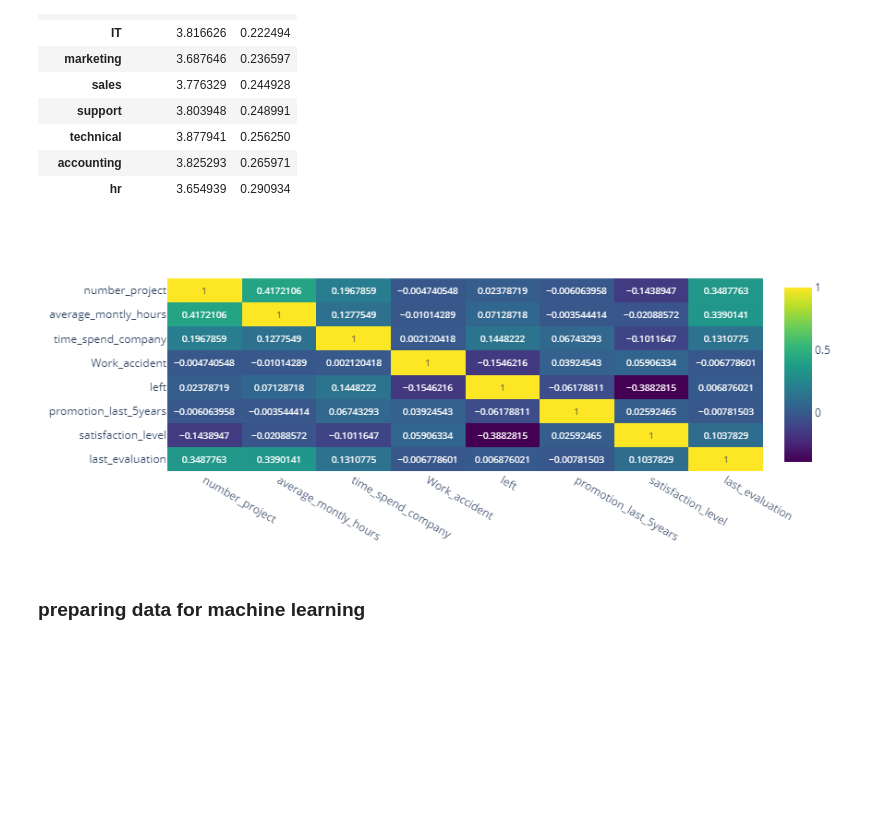
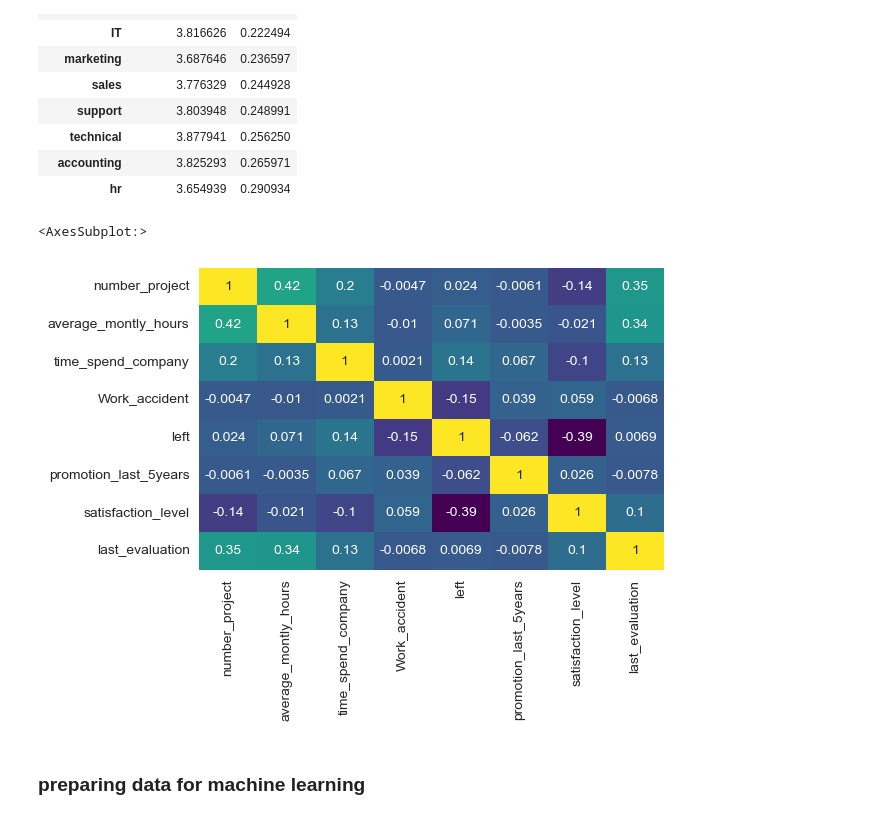
Before and after one commit to mattyjr007/Data-Science-Portfolio, a Jupyter notebook: Human Resource retention/Human resource retention.ipynb, the cells around one changed output. Cells and saved outputs as stored; diff of their text form; code cells hidden in the pictures; blank space fills up the shorter version.

```diff
--- a/Human Resource retention/Human resource retention.ipynb
+++ b/Human Resource retention/Human resource retention.ipynb
@@ -127,6 +127,7 @@ main_df.describe()
 | 75% | 67480.500000 | 5.000000 | 245.000000 | 4.000000 | 0.000000 | 0.000000 | ... |
 | max | 99815.000000 | 7.000000 | 310.000000 | 10.000000 | 1.000000 | 1.000000 | ... |
 # %%
-main_df.fillna(main_df.mean(),inplace=True)
+#main_df.fillna(main_df.mean(),inplace=True)
+main_df.select_dtypes(exclude=['object']).fillna(main_df.select_dtypes(exclude=['object']).mean(), inplace=True)
 main_df.head()
 # %% [output]
@@ -174,9 +174,12 @@ main_df.groupby('department').mean()[['number_project','left']].sort_values(by='
 | accounting | 3.825293 | 0.265971 |
 | hr | 3.654939 | 0.290934 |
 # %%
-px.imshow(main_df.corr(),text_auto=True, aspect='auto', color_continuous_scale='Viridis')
+plt.figure(figsize=(6,4),dpi=100)
+sns.heatmap(main_df.corr(), cmap='viridis', annot=True, cbar=False)
+#px.imshow(main_df.corr(),text_auto=True, aspect='auto', color_continuous_scale='Viridis')
 # %% [output]
+<AxesSubplot:>
-[figure, old version]
+[figure, new version]
 # %% [markdown]
 ### preparing data for machine learning
 # %%
```
Also changed, not shown: parts of 11 cells of this notebook, 2 other files.
